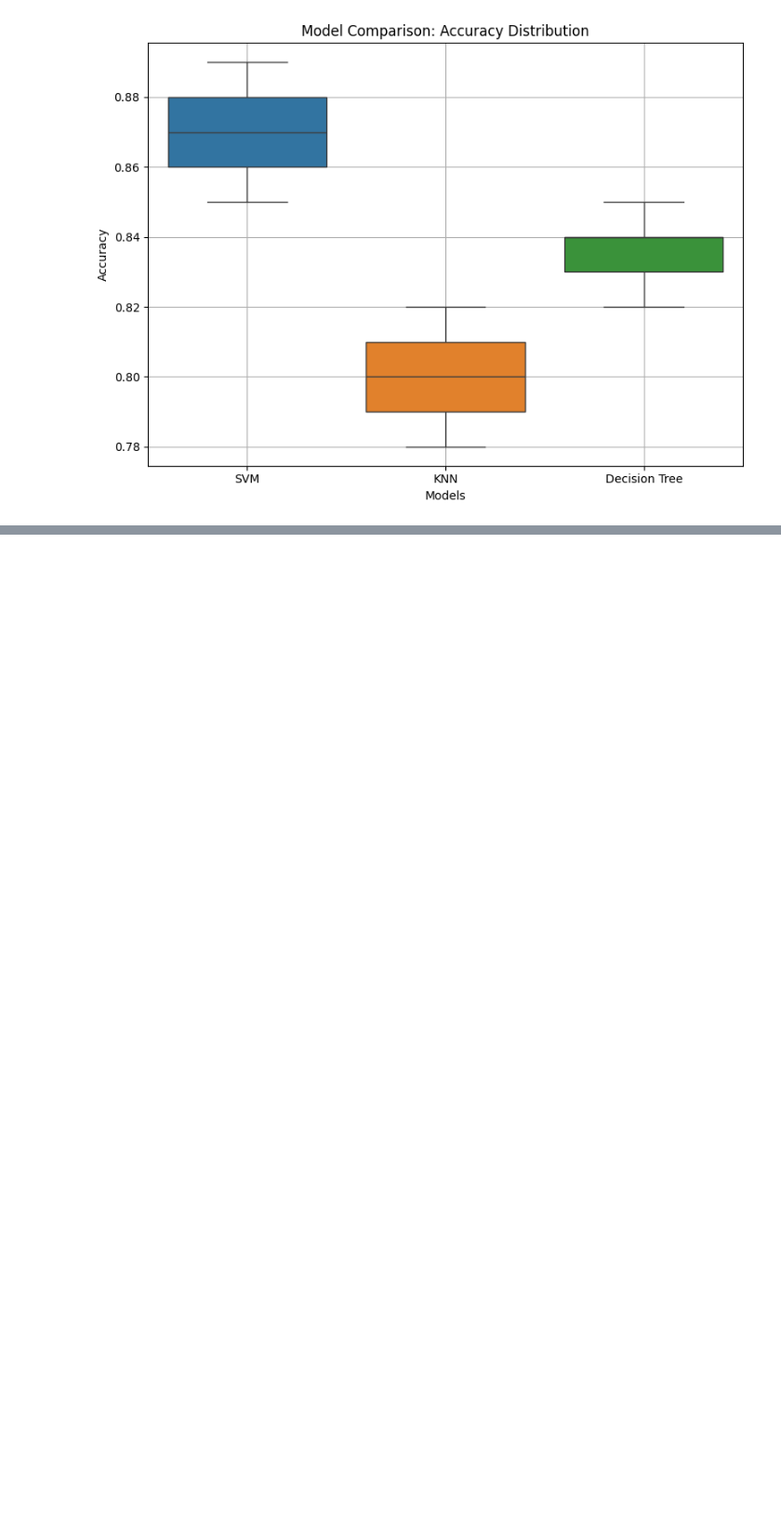
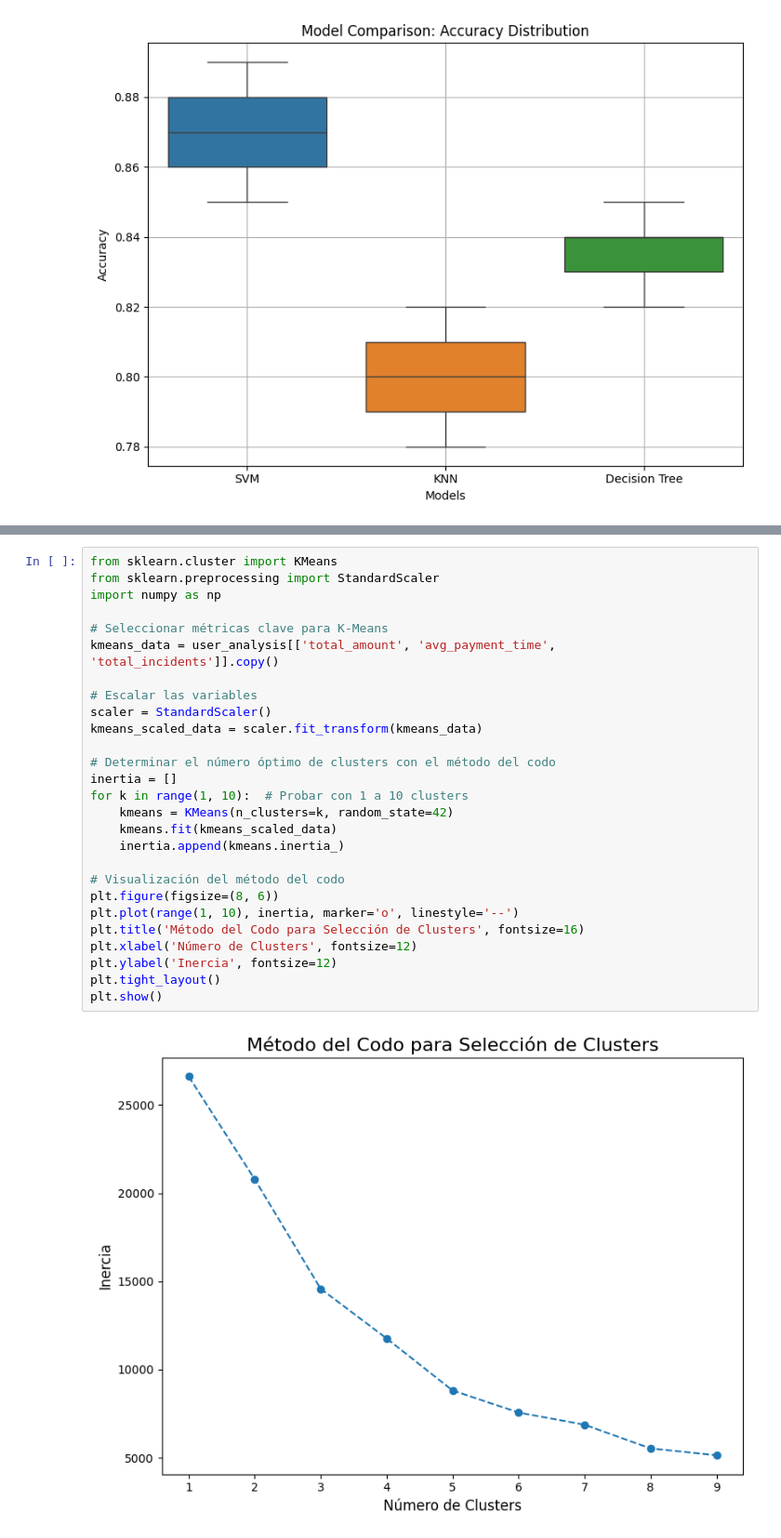
Before and after one commit to Julix4/UOC_proj2_cohortes, a Jupyter notebook: analisis/v1-Modelos-regresión-personalizados.ipynb, the cells around one changed output, grey strips where cells are left out. Shown at 93% size. Drawn from its saved outputs; the diff is of its cells as text; blank space fills up the shorter version.

```diff
--- a/analisis/v1-Modelos-regresión-personalizados.ipynb
+++ b/analisis/v1-Modelos-regresión-personalizados.ipynb
@@ -693,0 +789,29 @@ plt.show()
+# %%
+from sklearn.cluster import KMeans
+from sklearn.preprocessing import StandardScaler
+import numpy as np
+
+# Seleccionar métricas clave para K-Means
+kmeans_data = user_analysis[['total_amount', 'avg_payment_time', 'total_incidents']].copy()
+
+# Escalar las variables
+scaler = StandardScaler()
+kmeans_scaled_data = scaler.fit_transform(kmeans_data)
+
+# Determinar el número óptimo de clusters con el método del codo
+inertia = []
+for k in range(1, 10):  # Probar con 1 a 10 clusters
+    kmeans = KMeans(n_clusters=k, random_state=42)
+    kmeans.fit(kmeans_scaled_data)
+    inertia.append(kmeans.inertia_)
+
+# Visualización del método del codo
+plt.figure(figsize=(8, 6))
+plt.plot(range(1, 10), inertia, marker='o', linestyle='--')
+plt.title('Método del Codo para Selección de Clusters', fontsize=16)
+plt.xlabel('Número de Clusters', fontsize=12)
+plt.ylabel('Inercia', fontsize=12)
+plt.tight_layout()
+plt.show()
+# %% [output]
+[figure, added]
```
Also changed, not shown: parts of 10 cells of this notebook.
